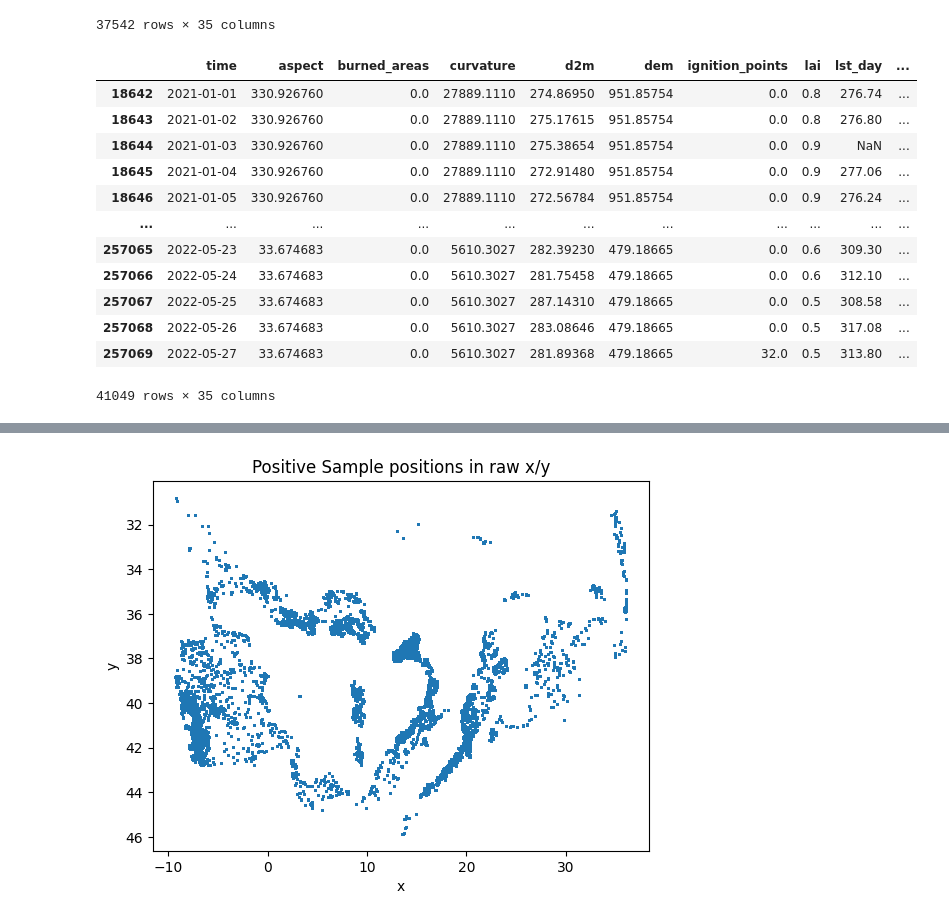
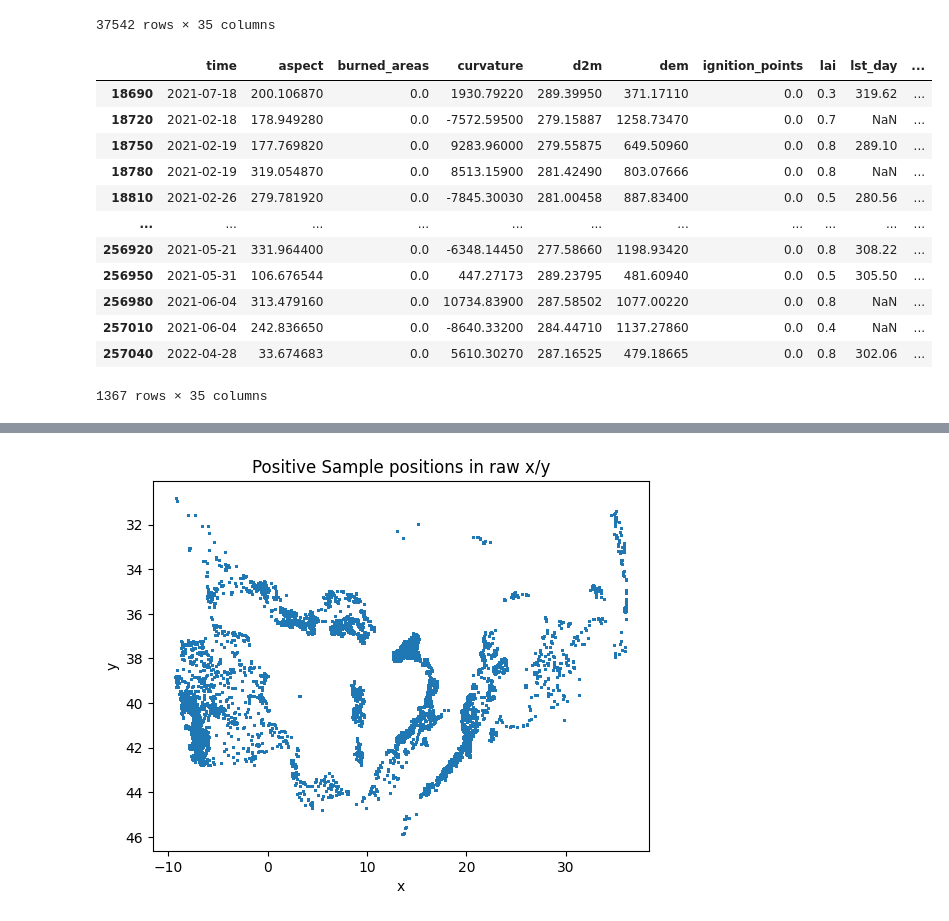
Before and after one commit to paulinebecker2002/mesogeos, a Jupyter notebook: ml_tracks/a_fire_danger/csv_print.ipynb, the cells around one changed output, grey strips where cells are left out. Saved outputs shown, nothing was run; the diff lists cells and outputs as text; code cells hidden in the pictures.

Commit message:
calculate sample in test data

```diff
--- a/ml_tracks/a_fire_danger/csv_print.ipynb
+++ b/ml_tracks/a_fire_danger/csv_print.ipynb
@@ -81,21 +81,22 @@ neg_data[neg_data['time'].str.startswith("2022-")]
 | 520259 | 2022-09-29 | 3.546495 | 0.0 | 19832.52000 | 284.95862 | 1145.07540 | 0.0 | 0.8 | 289.91998 | ... |
 37542 rows × 35 columns
 # %%
-pos_data[(pos_data['time'].str.startswith("2022-")) | (pos_data['time'].str.startswith("2021-"))]
+pos_testing= pos_data[((pos_data['time'].str.startswith("2022-")) | (pos_data['time'].str.startswith("2021-"))) & (pos_data['time_idx'] == 0)]
+pos_testing
 # %% [output]
 |  | time | aspect | burned_areas | curvature | d2m | dem | ignition_points | lai | lst_day | ... |
-| 18642 | 2021-01-01 | 330.926760 | 0.0 | 27889.1110 | 274.86950 | 951.85754 | 0.0 | 0.8 | 276.74 | ... |
-| 18643 | 2021-01-02 | 330.926760 | 0.0 | 27889.1110 | 275.17615 | 951.85754 | 0.0 | 0.8 | 276.80 | ... |
-| 18644 | 2021-01-03 | 330.926760 | 0.0 | 27889.1110 | 275.38654 | 951.85754 | 0.0 | 0.9 | NaN | ... |
-| 18645 | 2021-01-04 | 330.926760 | 0.0 | 27889.1110 | 272.91480 | 951.85754 | 0.0 | 0.9 | 277.06 | ... |
-| 18646 | 2021-01-05 | 330.926760 | 0.0 | 27889.1110 | 272.56784 | 951.85754 | 0.0 | 0.9 | 276.24 | ... |
+| 18690 | 2021-07-18 | 200.106870 | 0.0 | 1930.79220 | 289.39950 | 371.17110 | 0.0 | 0.3 | 319.62 | ... |
+| 18720 | 2021-02-18 | 178.949280 | 0.0 | -7572.59500 | 279.15887 | 1258.73470 | 0.0 | 0.7 | NaN | ... |
+| 18750 | 2021-02-19 | 177.769820 | 0.0 | 9283.96000 | 279.55875 | 649.50960 | 0.0 | 0.8 | 289.10 | ... |
+| 18780 | 2021-02-19 | 319.054870 | 0.0 | 8513.15900 | 281.42490 | 803.07666 | 0.0 | 0.8 | NaN | ... |
+| 18810 | 2021-02-26 | 279.781920 | 0.0 | -7845.30030 | 281.00458 | 887.83400 | 0.0 | 0.5 | 280.56 | ... |
 | ... | ... | ... | ... | ... | ... | ... | ... | ... | ... | ... |
-| 257065 | 2022-05-23 | 33.674683 | 0.0 | 5610.3027 | 282.39230 | 479.18665 | 0.0 | 0.6 | 309.30 | ... |
-| 257066 | 2022-05-24 | 33.674683 | 0.0 | 5610.3027 | 281.75458 | 479.18665 | 0.0 | 0.6 | 312.10 | ... |
-| 257067 | 2022-05-25 | 33.674683 | 0.0 | 5610.3027 | 287.14310 | 479.18665 | 0.0 | 0.5 | 308.58 | ... |
-| 257068 | 2022-05-26 | 33.674683 | 0.0 | 5610.3027 | 283.08646 | 479.18665 | 0.0 | 0.5 | 317.08 | ... |
-| 257069 | 2022-05-27 | 33.674683 | 0.0 | 5610.3027 | 281.89368 | 479.18665 | 32.0 | 0.5 | 313.80 | ... |
+| 256920 | 2021-05-21 | 331.964400 | 0.0 | -6348.14450 | 277.58660 | 1198.93420 | 0.0 | 0.8 | 308.22 | ... |
+| 256950 | 2021-05-31 | 106.676544 | 0.0 | 447.27173 | 289.23795 | 481.60940 | 0.0 | 0.5 | 305.50 | ... |
+| 256980 | 2021-06-04 | 313.479160 | 0.0 | 10734.83900 | 287.58502 | 1077.00220 | 0.0 | 0.8 | NaN | ... |
+| 257010 | 2021-06-04 | 242.836650 | 0.0 | -8640.33200 | 284.44710 | 1137.27860 | 0.0 | 0.4 | NaN | ... |
+| 257040 | 2022-04-28 | 33.674683 | 0.0 | 5610.30270 | 287.16525 | 479.18665 | 0.0 | 0.8 | 302.06 | ... |
-41049 rows × 35 columns
+1367 rows × 35 columns
 # %%
 pos_data[pos_data['time_idx'] == 0]
 # %% [output]
```
Also changed, not shown: 9 other files.
